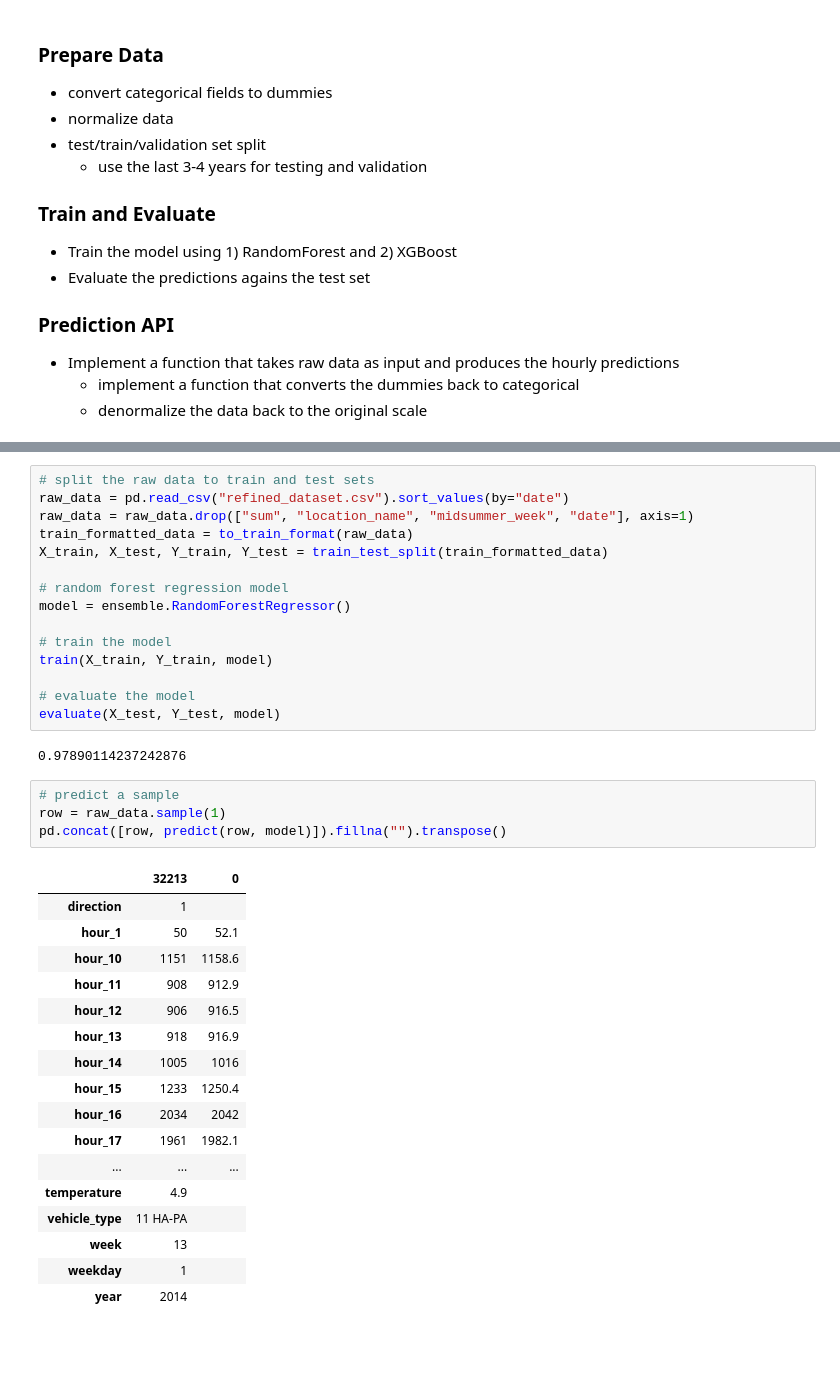
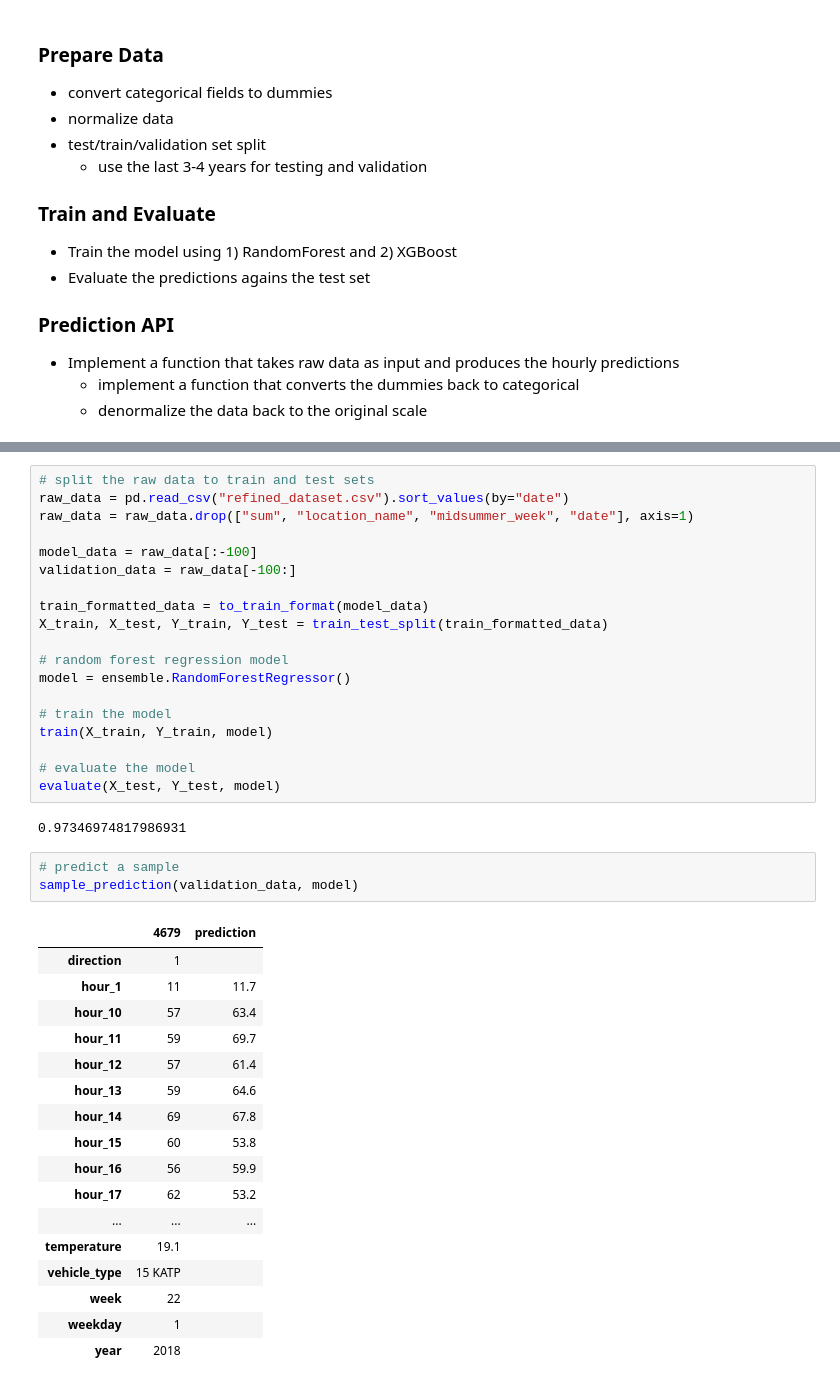
Before and after one commit to veicco/bcg-gamma, a Jupyter notebook: the model.ipynb, the cells around one changed output, grey strips where cells are left out. Drawn from its saved outputs; the diff is of its cells as text; blank space fills up the shorter version.

```diff
--- a/the model.ipynb
+++ b/the model.ipynb
@@ -76,7 +126,11 @@ def predict(row, model):
 # split the raw data to train and test sets
 raw_data = pd.read_csv("refined_dataset.csv").sort_values(by="date")
 raw_data = raw_data.drop(["sum", "location_name", "midsummer_week", "date"], axis=1)
-train_formatted_data = to_train_format(raw_data)
+
+model_data = raw_data[:-100]
+validation_data = raw_data[-100:]
+
+train_formatted_data = to_train_format(model_data)
 X_train, X_test, Y_train, Y_test = train_test_split(train_formatted_data)
 
 # random forest regression model
@@ -88,26 +142,25 @@ train(X_train, Y_train, model)
 # evaluate the model
 evaluate(X_test, Y_test, model)
 # %% [output]
-0.97890114237242876
+0.97346974817986931
-# %%
-# predict a sample
-row = raw_data.sample(1)
-pd.concat([row, predict(row, model)]).fillna("").transpose()
-# %% [output]
-|  | 32213 | 0 |
-| direction | 1 |  |
-| hour_1 | 50 | 52.1 |
-| hour_10 | 1151 | 1158.6 |
-| hour_11 | 908 | 912.9 |
-| hour_12 | 906 | 916.5 |
-| hour_13 | 918 | 916.9 |
-| hour_14 | 1005 | 1016 |
-| hour_15 | 1233 | 1250.4 |
-| hour_16 | 2034 | 2042 |
-| hour_17 | 1961 | 1982.1 |
-| ... | ... | ... |
-| temperature | 4.9 |  |
-| vehicle_type | 11 HA-PA |  |
-| week | 13 |  |
-| weekday | 1 |  |
-| year | 2014 |  |
+# %%
+# predict a sample
+sample_prediction(validation_data, model)
+# %% [output]
+|  | 4679 | prediction |
+| direction | 1 |  |
+| hour_1 | 11 | 11.7 |
+| hour_10 | 57 | 63.4 |
+| hour_11 | 59 | 69.7 |
+| hour_12 | 57 | 61.4 |
+| hour_13 | 59 | 64.6 |
+| hour_14 | 69 | 67.8 |
+| hour_15 | 60 | 53.8 |
+| hour_16 | 56 | 59.9 |
+| hour_17 | 62 | 53.2 |
+| ... | ... | ... |
+| temperature | 19.1 |  |
+| vehicle_type | 15 KATP |  |
+| week | 22 |  |
+| weekday | 1 |  |
+| year | 2018 |  |
```
Also changed, not shown: parts of 4 cells of this notebook.
